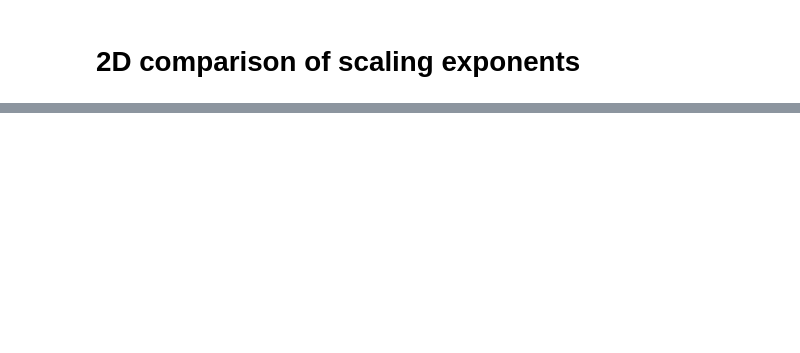
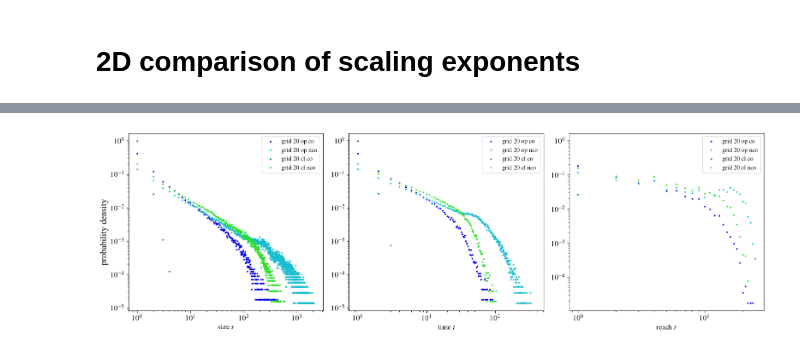
Before and after one commit to GabrielRemi/Sandpile, a Jupyter notebook: Code/analysis.ipynb, the cells around one changed output, grey strips where cells are left out. Saved outputs shown, nothing was run; the diff lists cells and outputs as text; code cells hidden in the pictures; blank space fills up the shorter version.

```diff
--- a/Code/analysis.ipynb
+++ b/Code/analysis.ipynb
@@ -98,0 +119,19 @@ plt.savefig(fig_dir/"2d_comparison_scaling_exponents.png", dpi=300)
+# %%
+fig, ax = plt.subplots(1, 3, figsize=(16, 5))
+fig.supylabel("probability density")
+# grid 20, different pb
+for b, p in [("op", "co"), ("op", "nco"), ("cl", "co"), ("cl", "nco")]:
+    data_dir = Path().cwd().joinpath(f"data/d2_g20_c7_{b}_{p}")
+    df = load_combine_avalanche_data_samples(data_dir)
+
+    for i, obs in enumerate("size time reach".split()):
+        x, y = get_hist(df[obs])
+        # b, p = data_dir.name.split("_")[-2:]
+        draw_distribution(x, y, axis=ax[i], label=f"grid {20} {b} {p}")
+        ax[i].legend(fontsize="small")
+        ax[i].set_xlabel(f"{obs} ${obs[0]}$")
+
+fig.savefig(fig_dir/"comparison_pb_distributions.pdf", dpi=300)
+fig.savefig(fig_dir/"comparison_pb_distributions.png", dpi=300)
+# %% [output]
+[figure, added]
```
Also changed, not shown: parts of 3 cells of this notebook, 13 other files.
